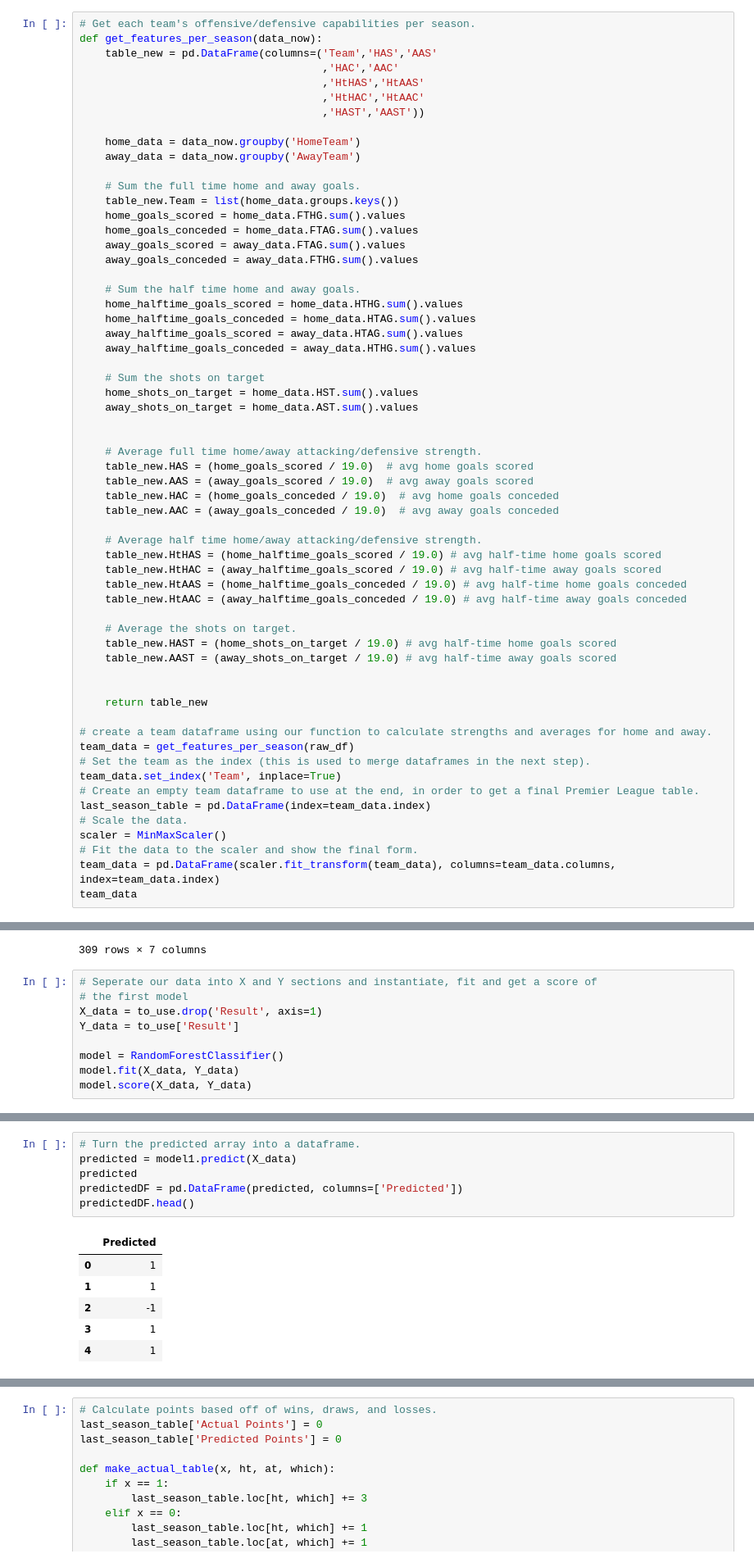
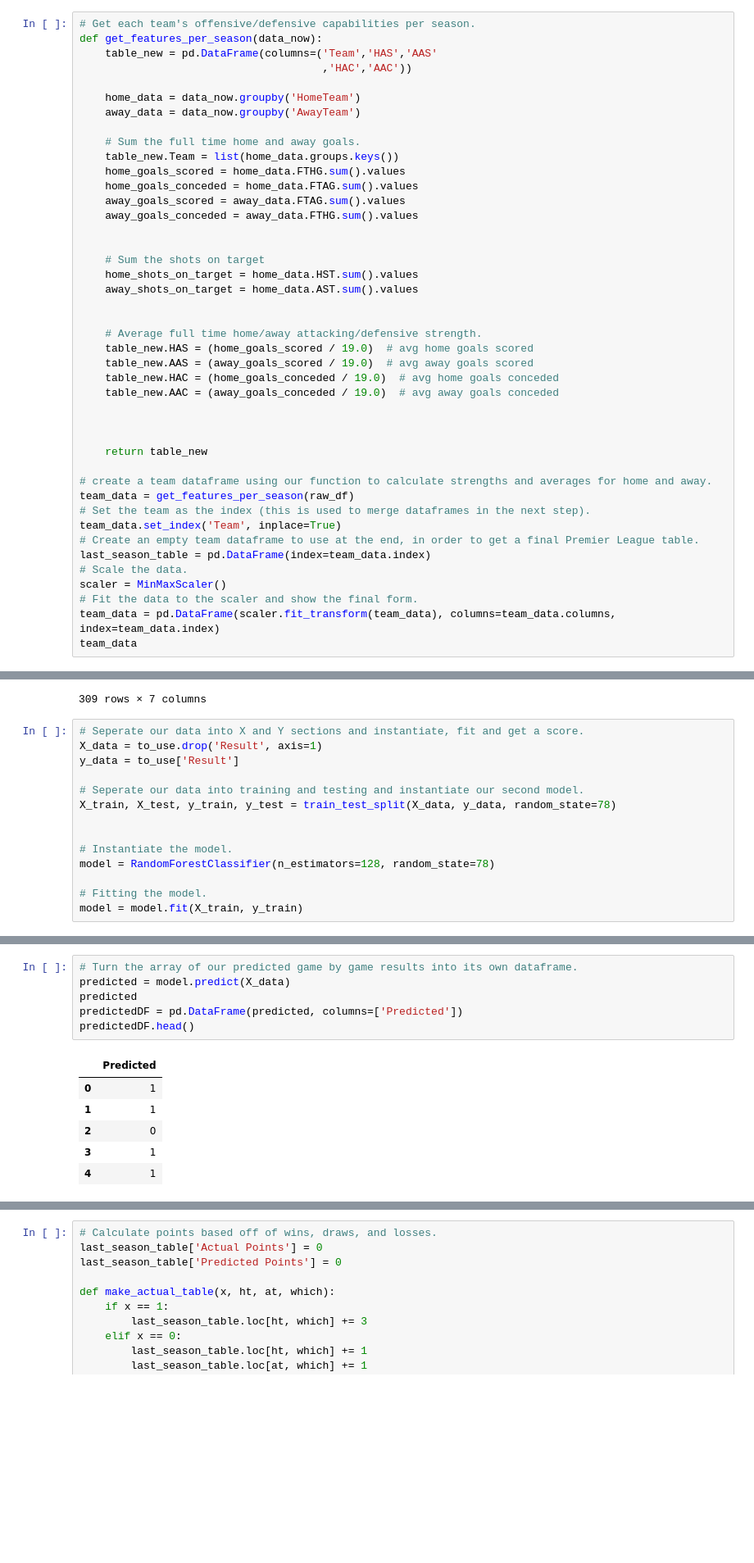
Before and after one commit to Trevor-Jackson94/soccer_project, a Jupyter notebook: 2021_2022_prediction.ipynb, the cells around one changed output, grey strips where cells are left out. Shown: that part at 82% size. Saved outputs shown, nothing was run; the diff lists cells and outputs as text; blank space fills up the shorter version.

```diff
--- a/2021_2022_prediction.ipynb
+++ b/2021_2022_prediction.ipynb
@@ -84,10 +84,7 @@ memory usage: 60.5+ KB
 # Get each team's offensive/defensive capabilities per season.
 def get_features_per_season(data_now):
     table_new = pd.DataFrame(columns=('Team','HAS','AAS'
-                                      ,'HAC','AAC'
-                                      ,'HtHAS','HtAAS'
-                                      ,'HtHAC','HtAAC'
-                                      ,'HAST','AAST'))
+                                      ,'HAC','AAC'))
 
     home_data = data_now.groupby('HomeTeam')
     away_data = data_now.groupby('AwayTeam')
@@ -99,11 +96,6 @@ def get_features_per_season(data_now):
     away_goals_scored = away_data.FTAG.sum().values
     away_goals_conceded = away_data.FTHG.sum().values
 
-    # Sum the half time home and away goals.
-    home_halftime_goals_scored = home_data.HTHG.sum().values
-    home_halftime_goals_conceded = home_data.HTAG.sum().values
-    away_halftime_goals_scored = away_data.HTAG.sum().values
-    away_halftime_goals_conceded = away_data.HTHG.sum().values
 
     # Sum the shots on target
     home_shots_on_target = home_data.HST.sum().values
@@ -116,15 +108,6 @@ def get_features_per_season(data_now):
     table_new.HAC = (home_goals_conceded / 19.0)  # avg home goals conceded
     table_new.AAC = (away_goals_conceded / 19.0)  # avg away goals conceded
 
-    # Average half time home/away attacking/defensive strength.
-    table_new.HtHAS = (home_halftime_goals_scored / 19.0) # avg half-time home goals scored
-    table_new.HtHAC = (away_halftime_goals_scored / 19.0) # avg half-time away goals scored
-    table_new.HtAAS = (home_halftime_goals_conceded / 19.0) # avg half-time home goals conceded
-    table_new.HtAAC = (away_halftime_goals_conceded / 19.0) # avg half-time away goals conceded
-
-    # Average the shots on target.
-    table_new.HAST = (home_shots_on_target / 19.0) # avg half-time home goals scored
-    table_new.AAST = (away_shots_on_target / 19.0) # avg half-time away goals scored
 
 
     return table_new
@@ -246,11 +217,16 @@ to_use
 | 308 | 1.00000 | 0.166667 | 1.00000 | 0.233333 | 0.233333 | 0.166667 | 0 |
 309 rows × 7 columns
 # %%
-# Seperate our data into X and Y sections and instantiate, fit and get a score of
-# the first model
+# Seperate our data into X and Y sections and instantiate, fit and get a score.
 X_data = to_use.drop('Result', axis=1)
-Y_data = to_use['Result']
+y_data = to_use['Result']
 
-model = RandomForestClassifier()
-model.fit(X_data, Y_data)
-model.score(X_data, Y_data)
+# Seperate our data into training and testing and instantiate our second model.
+X_train, X_test, y_train, y_test = train_test_split(X_data, y_data, random_state=78)
+
+
+# Instantiate the model.
+model = RandomForestClassifier(n_estimators=128, random_state=78)
+
+# Fitting the model.
+model = model.fit(X_train, y_train)
@@ -297,14 +272,14 @@ Test set accuracy:  0.516
 # %%
-# Turn the predicted array into a dataframe.
-predicted = model1.predict(X_data)
+# Turn the array of our predicted game by game results into its own dataframe.
+predicted = model.predict(X_data)
 predicted
 predictedDF = pd.DataFrame(predicted, columns=['Predicted'])
 predictedDF.head()
 # %% [output]
 |  | Predicted |
 | 0 | 1 |
 | 1 | 1 |
-| 2 | -1 |
+| 2 | 0 |
 | 3 | 1 |
 | 4 | 1 |
 # %%
```
Also changed, not shown: parts of 20 cells of this notebook.
